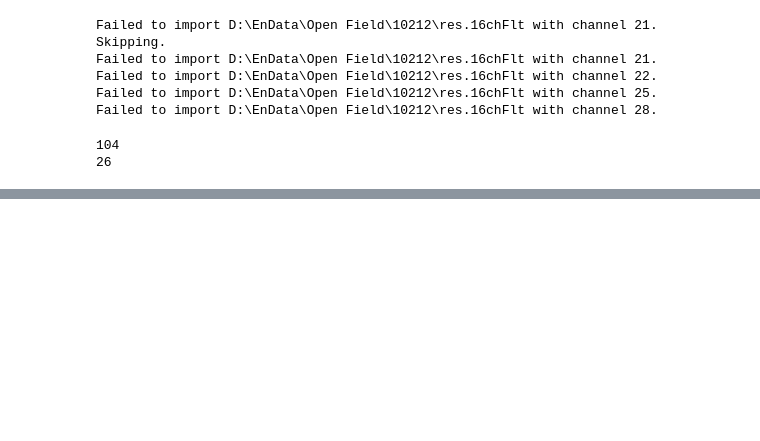
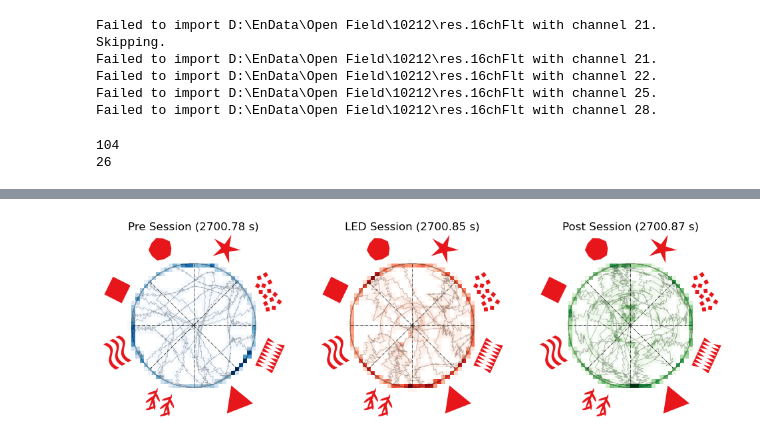
Before and after one commit to YAO-Shuyang/ZFishAnalysis, a Jupyter notebook: figure/Fig5012 - OF 2D Translation.ipynb, the cells around one changed output, grey strips where cells are left out. Cells and saved outputs as stored; diff of their text form; code cells hidden in the pictures; blank space fills up the shorter version.

```diff
--- a/figure/Fig5012 - OF 2D Translation.ipynb
+++ b/figure/Fig5012 - OF 2D Translation.ipynb
@@ -1144,0 +1151,92 @@ Failed to import D:\EnData\Open Field\10212\res.16chFlt with channel 28.
+# %%
+"""
+dirs = {
+    10212: [r"D:\EnData\Open Field\10212\res.16chFlt"],
+    10217: [r"D:\EnData\Open Field\10217\res.16chFlt"],
+    10218: [r"D:\EnData\Open Field\10218\res.16chFlt"],
+    10219: [r"D:\EnData\Open Field\10219\res.16chFlt"],
+    10220: [r"D:\EnData\Open Field\10220-1\res.16chFlt"],
+    10225: [r"D:\EnData\Open Field\10225\OF-LED\res.16chFlt"],
+    10229: [r"D:\EnData\Open Field\10229\S2 OF Translation\res.16chFlt"],
+    10230: [r"D:\EnData\Open Field\10230\S2 OF Translation\res.16chFlt"],
+    10231: [r"D:\EnData\Open Field\10231\S2 OF\res.16chFlt"],
+    10232: [r"", r"D:\EnData\Open Field\10232\S1-OF-LED\res.16chFlt"],
+    10233: [r"E:\Open Field\10233\S2-OF Displacement\res.16chFlt"],
+    102332: [r"E:\Open Field\10233\S4-OF Low Turn Gain\res.16chFlt"],
+    10239: [r"D:\EnData\Open Field\10239\S2 OF\res.16chFlt"],
+
+    10244: [
+        r"D:\EnData\Open Field\10244\S2-OF-Pre\res.16chFlt",
+        r"D:\EnData\Open Field\10244\S3-OF-LED\res.16chFlt",
+        r"D:\EnData\Open Field\10244\S4-OF-Post\res.16chFlt"
+    ],
+    10245: [
+        r"D:\EnData\Open Field\10245\S2-OF-Pre\res.16chFlt",
+        r"D:\EnData\Open Field\10245\S3-OF-LED\res.16chFlt"
+    ]
+}
+"""
+dirs = {
+    10247: [r"D:\EnData\Open Field\10247\S2-OF-Pre\res.16chFlt",
+            r"D:\EnData\Open Field\10247\S3-OF-LED\res.16chFlt",
+            r"D:\EnData\Open Field\10247\S4-OF-Post\res.16chFlt"],
+    10248: [r"D:\EnData\Open Field\dat-CoChr-positive\10248\S2-OF-Pre\res.16chFlt",
+            r"D:\EnData\Open Field\dat-CoChr-positive\10248\S3-OF-LED\res.16chFlt"],
+    10249: [r"D:\EnData\Open Field\dat-CoChr-positive\10249\S2-OF-Pre\res.16chFlt"],
+    10250: [r"D:\EnData\Open Field\dat-CoChr-positive\10250\S2-OF-Pre\res.16chFlt",
+            r"D:\EnData\Open Field\dat-CoChr-positive\10250\S3-OF-LED\res.16chFlt"],
+    10254: [
+        r"D:\EnData\Open Field\10254\S2-OF-Pre\res.16chFlt",
+        r"D:\EnData\Open Field\10254\S3-OF-LED\res.16chFlt",
+        r"D:\EnData\Open Field\10254\S4-OF-Post\res.16chFlt"
+    ],
+    10258: [
+        r"D:\EnData\Light-sheet\open field\10258\S2-OF-Pre\res.16chFlt",
+        r"D:\EnData\Light-sheet\open field\10258\S3-OF-LED\res.16chFlt",
+        r"D:\EnData\Light-sheet\open field\10258\S4-OF-Post\res.16chFlt"
+    ]
+}
+
+
+# Visualize occupancy for each session
+fig, axes = plt.subplots(nrows=1, ncols=3, figsize=(12, 4))
+cmaps = ["Blues", "Reds", "Greens"]
+titles = ["Pre Session", "LED Session", "Post Session"]
+img = plt.imread(landmark_dir)
+
+for session_idx, session_dir in tqdm(enumerate(dirs[10258])):
+    ax = Clear_Axes(axes[session_idx])
+    res_ax = import16chFlt(session_dir, nchannel=28)
+    idx = np.where(
+        (res_ax['behav_time'] > 5) &
+        (res_ax['behav_pos_x'] <= 100) &
+        (res_ax['behav_pos_y'] <= 100) &
+        (res_ax['behav_pos_x'] >= 0) &
+        (res_ax['behav_pos_y'] >= 0)
+    )[0]
+    for k in res_ax.keys():
+        res_ax[k] = res_ax[k][idx]
+
+    radial = np.sqrt((res_ax['behav_pos_x'] - 50)**2 + (res_ax['behav_pos_y'] - 50)**2)
+    idx = np.where(radial < 15.001)[0]
+    for k in res_ax.keys():
+        res_ax[k] = res_ax[k][idx]
+
+    occu2d = get_occupancy2D(
+        res_ax['behav_pos_y'],
+        res_ax['behav_pos_x'],
+        x_bins=40,
+        y_bins=40,
+        x_range=(30, 70),
+        y_range=(30, 70)
+    )
+    occu2d[occu2d < 1e-3] = np.nan
+    ax.imshow(occu2d, cmap=cmaps[session_idx], extent=[30, 70, 70, 30])
+    ax.imshow(img, extent=[28, 72, 28, 72])
+    ax.plot(res_ax['behav_pos_x'], res_ax['behav_pos_y'], color='k', alpha=0.3, lw=0.5)
+    ax.set_title(f"{titles[session_idx]} ({res_ax['behav_time'][-1]:.2f} s)")
+    angle = np.linspace(0, np.pi*2, 9)
+    for dd in range(angle.shape[0]-1):
+        ax.plot([50, np.cos(angle[dd])*15+50], [50, np.sin(angle[dd])*15 + 50], ls="-.", linewidth=0.5, c='k')
+# %% [output]
+[figure, added]
```
Also changed, not shown: parts of 8 cells of this notebook, 14 other files.
